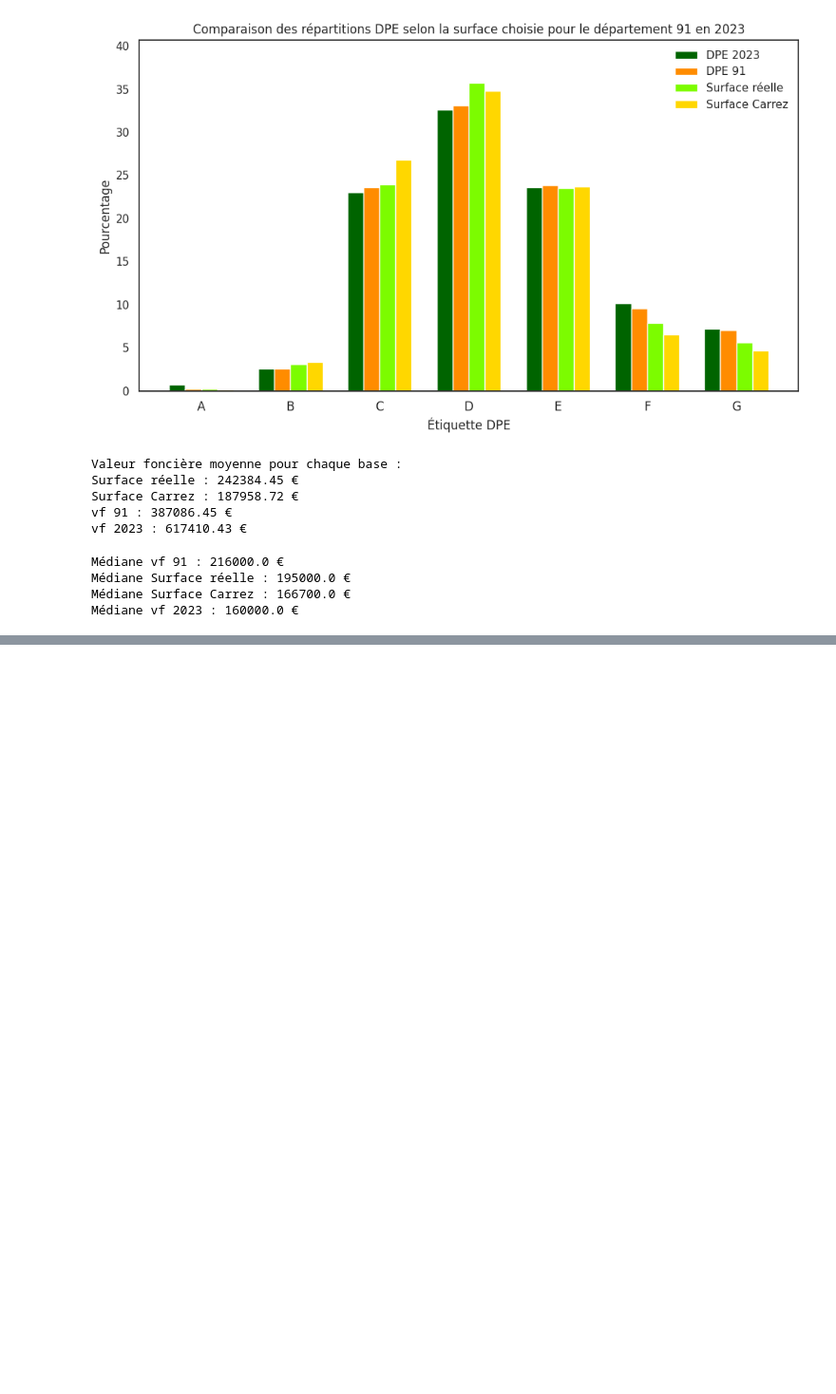
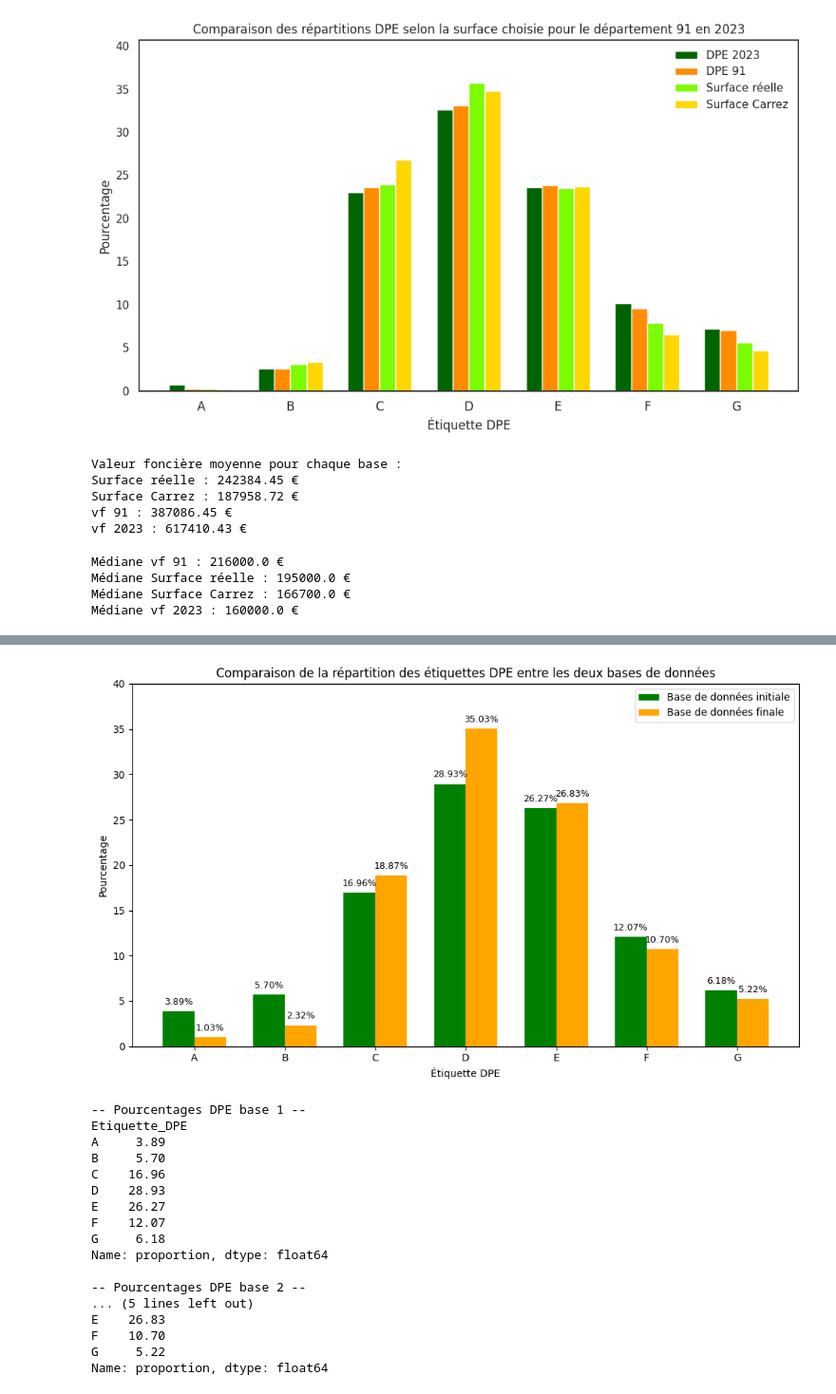
Before and after one commit to isaurepillet/STATAPP, a Jupyter notebook: matching2.ipynb, the cells around one changed output, grey strips where cells are left out. Shown at 95% size. Saved outputs shown, nothing was run; the diff lists cells and outputs as text; code cells hidden in the pictures; blank space fills up the shorter version.

Commit message:
graphiques

```diff
--- a/matching2.ipynb
+++ b/matching2.ipynb
@@ -643,0 +798,29 @@ Médiane vf 2023 : 160000.0 €
+# %%
+d3 = pd.read_csv('final2021.csv')
+# %%
+d4 = pd.read_csv('final2022.csv')
+# %%
+d5 = pd.read_csv('final2023.csv')
+# %%
+final = compiler_dataframes(d1,d2,d3,d4,d5)
+# %%
+histogramme_comparatif_dpe(DPE,final)
+# %% [output]
+[figure, added]
+-- Pourcentages DPE base 1 --
+Etiquette_DPE
+A     3.89
+B     5.70
+C    16.96
+D    28.93
+E    26.27
+F    12.07
+G     6.18
+Name: proportion, dtype: float64
+
+-- Pourcentages DPE base 2 --
+... (5 lines left out)
+E    26.83
+F    10.70
+G     5.22
+Name: proportion, dtype: float64
```
Also changed, not shown: parts of 7 cells of this notebook.
